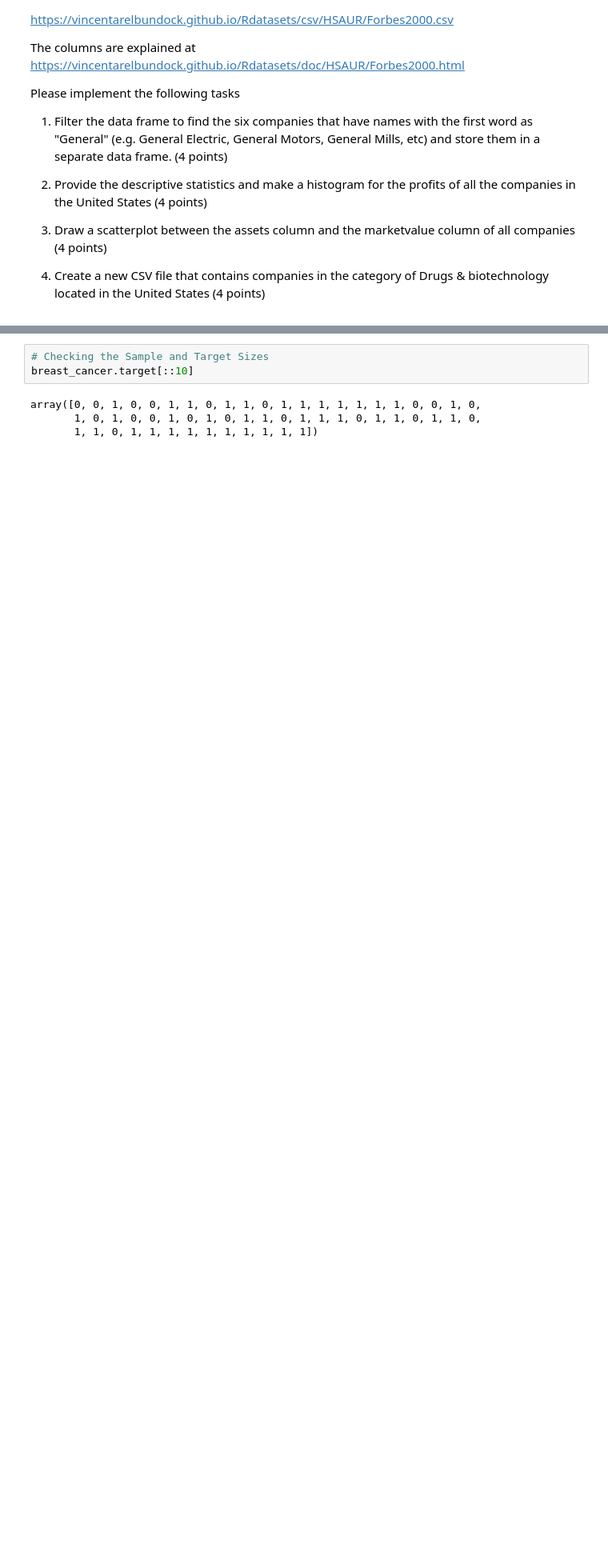
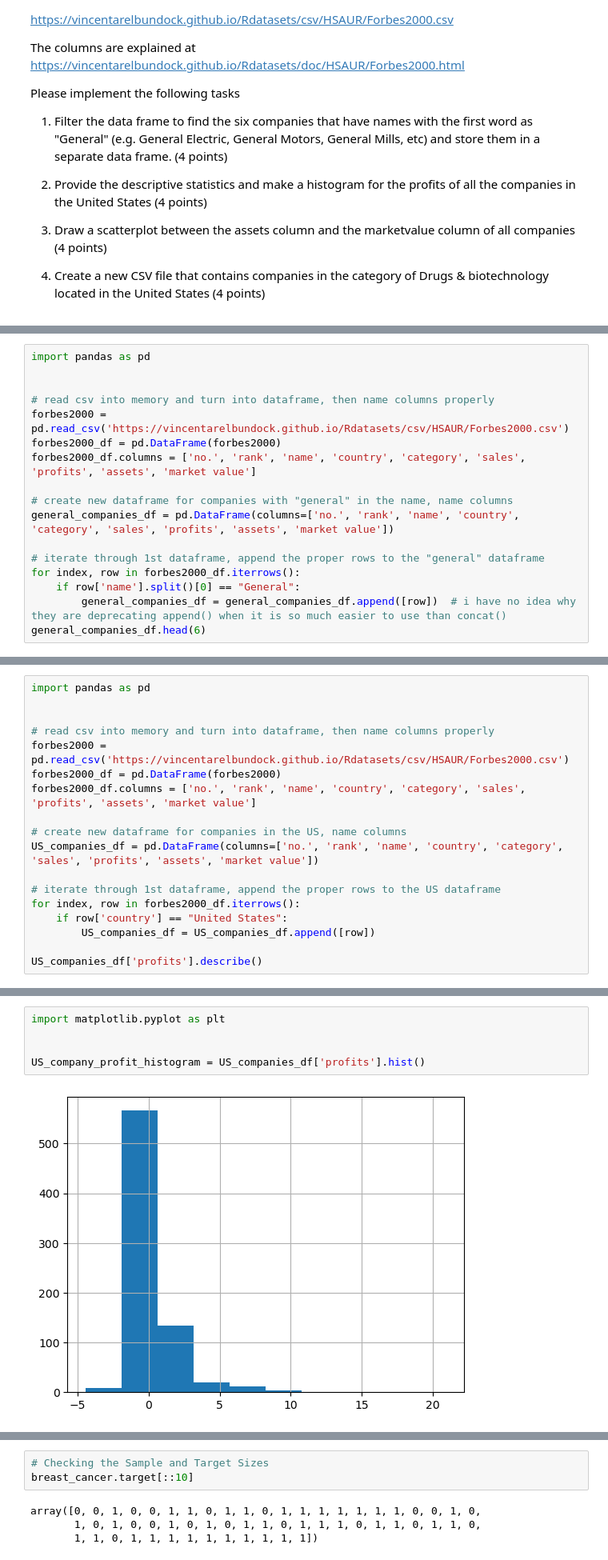
Before and after one commit to ZachIngram04/MBIO4783-Final, a Jupyter notebook: Exam_Final.ipynb, the cells around one changed output, grey strips where cells are left out. Shown at 80% size. Saved outputs shown, nothing was run; the diff lists cells and outputs as text; blank space fills up the shorter version.

```diff
--- a/Exam_Final.ipynb
+++ b/Exam_Final.ipynb
@@ -326,0 +311,17 @@ Name: profits, dtype: float64
+# %%
+import pandas as pd
+
+
+# read csv into memory and turn into dataframe, then name columns properly
+forbes2000 = pd.read_csv('https://vincentarelbundock.github.io/Rdatasets/csv/HSAUR/Forbes2000.csv')
+forbes2000_df = pd.DataFrame(forbes2000)
+forbes2000_df.columns = ['no.', 'rank', 'name', 'country', 'category', 'sales', 'profits', 'assets', 'market value']
+
+# create new dataframe for companies with "general" in the name, name columns
+general_companies_df = pd.DataFrame(columns=['no.', 'rank', 'name', 'country', 'category', 'sales', 'profits', 'assets', 'market value'])
+
+# iterate through 1st dataframe, append the proper rows to the "general" dataframe
+for index, row in forbes2000_df.iterrows():
+    if row['name'].split()[0] == "General":
+        general_companies_df = general_companies_df.append([row])  # i have no idea why they are deprecating append() when it is so much easier to use than concat()
+general_companies_df.head(6)
@@ -326,0 +336,18 @@ Name: profits, dtype: float64
+# %%
+import pandas as pd
+
+
+# read csv into memory and turn into dataframe, then name columns properly
+forbes2000 = pd.read_csv('https://vincentarelbundock.github.io/Rdatasets/csv/HSAUR/Forbes2000.csv')
+forbes2000_df = pd.DataFrame(forbes2000)
+forbes2000_df.columns = ['no.', 'rank', 'name', 'country', 'category', 'sales', 'profits', 'assets', 'market value']
+
+# create new dataframe for companies in the US, name columns
+US_companies_df = pd.DataFrame(columns=['no.', 'rank', 'name', 'country', 'category', 'sales', 'profits', 'assets', 'market value'])
+
+# iterate through 1st dataframe, append the proper rows to the US dataframe
+for index, row in forbes2000_df.iterrows():
+    if row['country'] == "United States":
+        US_companies_df = US_companies_df.append([row])
+
+US_companies_df['profits'].describe()
@@ -326,0 +364,7 @@ Name: profits, dtype: float64
+# %%
+import matplotlib.pyplot as plt
+
+
+US_company_profit_histogram = US_companies_df['profits'].hist()
+# %% [output]
+[figure, added]
```
Also changed, not shown: parts of 19 cells of this notebook.
